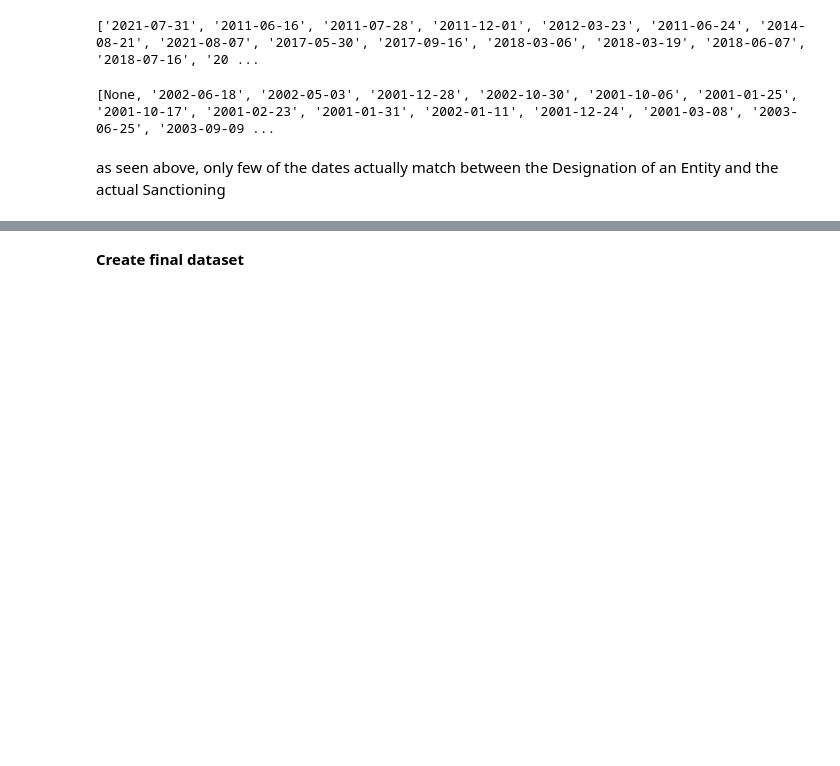
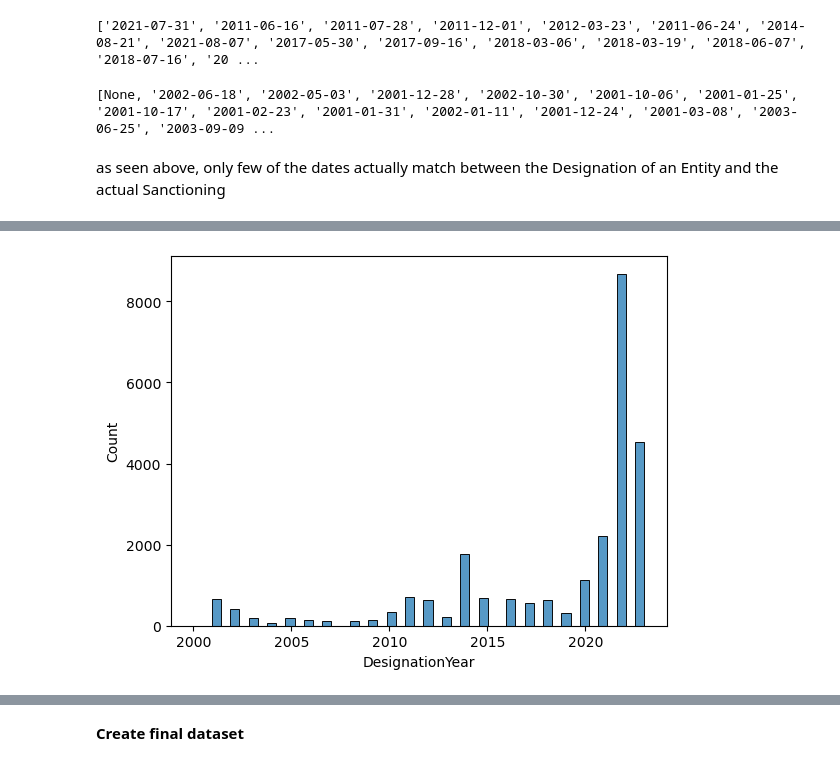
Before and after one commit to NatStrom/INSA, a Jupyter notebook: EU/EU_Sanctions.ipynb, the cells around one changed output, grey strips where cells are left out. Cells and saved outputs as stored; diff of their text form; code cells hidden in the pictures; blank space fills up the shorter version.

```diff
--- a/EU/EU_Sanctions.ipynb
+++ b/EU/EU_Sanctions.ipynb
@@ -445,0 +430,4 @@ SyntaxError: invalid syntax (3428308556.py, line 4)
+# %%
+plot2 = sns.histplot(df.DesignationYear)
+# %% [output]
+[figure, added]
```
Also changed, not shown: parts of 9 cells of this notebook.
